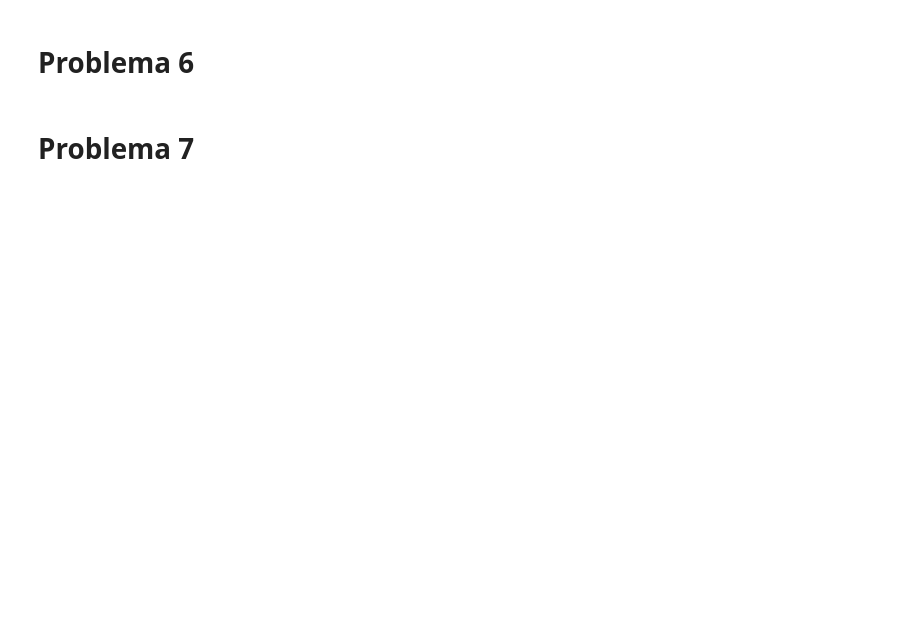
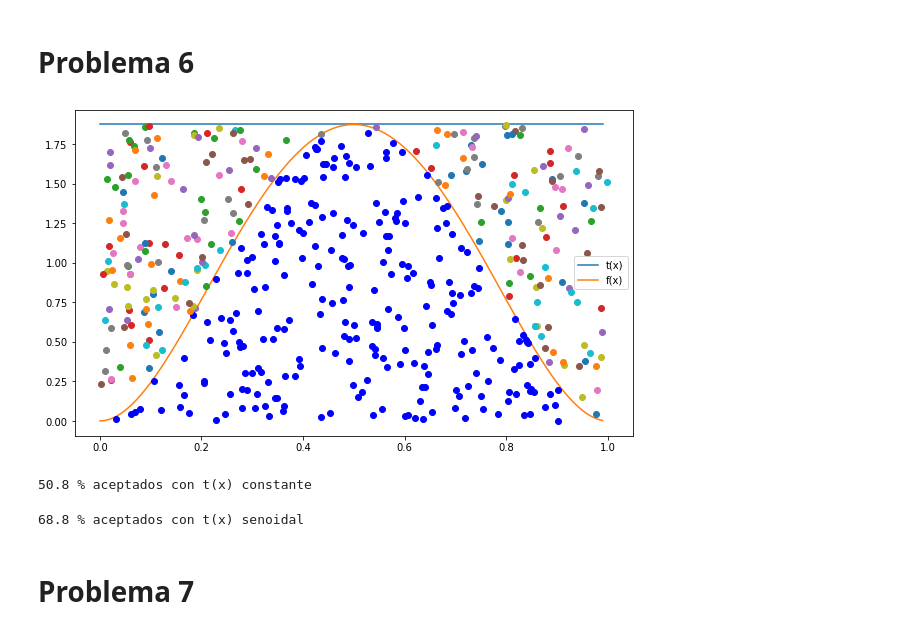
Before and after one commit to andres1999iteso/Tarea-6_ARamirez_V, a Jupyter notebook: Tarea-6_ARamirez_V.ipynb, the cells around one changed output. Saved outputs shown, nothing was run; the diff lists cells and outputs as text; code cells hidden in the pictures; blank space fills up the shorter version.

```diff
--- a/Tarea-6_ARamirez_V.ipynb
+++ b/Tarea-6_ARamirez_V.ipynb
@@ -58,4 +160,26 @@ y a partir de esta relación genere variables aletorias que distribuyen poisson
 # %% [markdown]
 # Problema 6
+# %%
+t = lambda x: f_max * np.ones(len(x))
+
+f_max = funcion_f(optimize.fmin(lambda x:-funcion_f(x), 0, disp=False))[0]
+
+plt.figure(figsize=(10, 6))
+
+plt.plot(x, t(x),label='t(x)')
+plt.plot(x, funcion_f(x),label='f(x)')
+plt.legend()
+
+fin2 = acep_rec(r2, r1, funcion_f, t)
+# %% [output]
+[figure, added]
+# %%
+print(f'{len(fin2)/500*100} % aceptados con t(x) constante')
+# %% [output]
+50.8 % aceptados con t(x) constante
+# %%
+print(f'{len(final)/500*100} % aceptados con t(x) senoidal')
+# %% [output]
+68.8 % aceptados con t(x) senoidal
 # %% [markdown]
 # Problema 7
```
Also changed, not shown: parts of 17 cells of this notebook.
